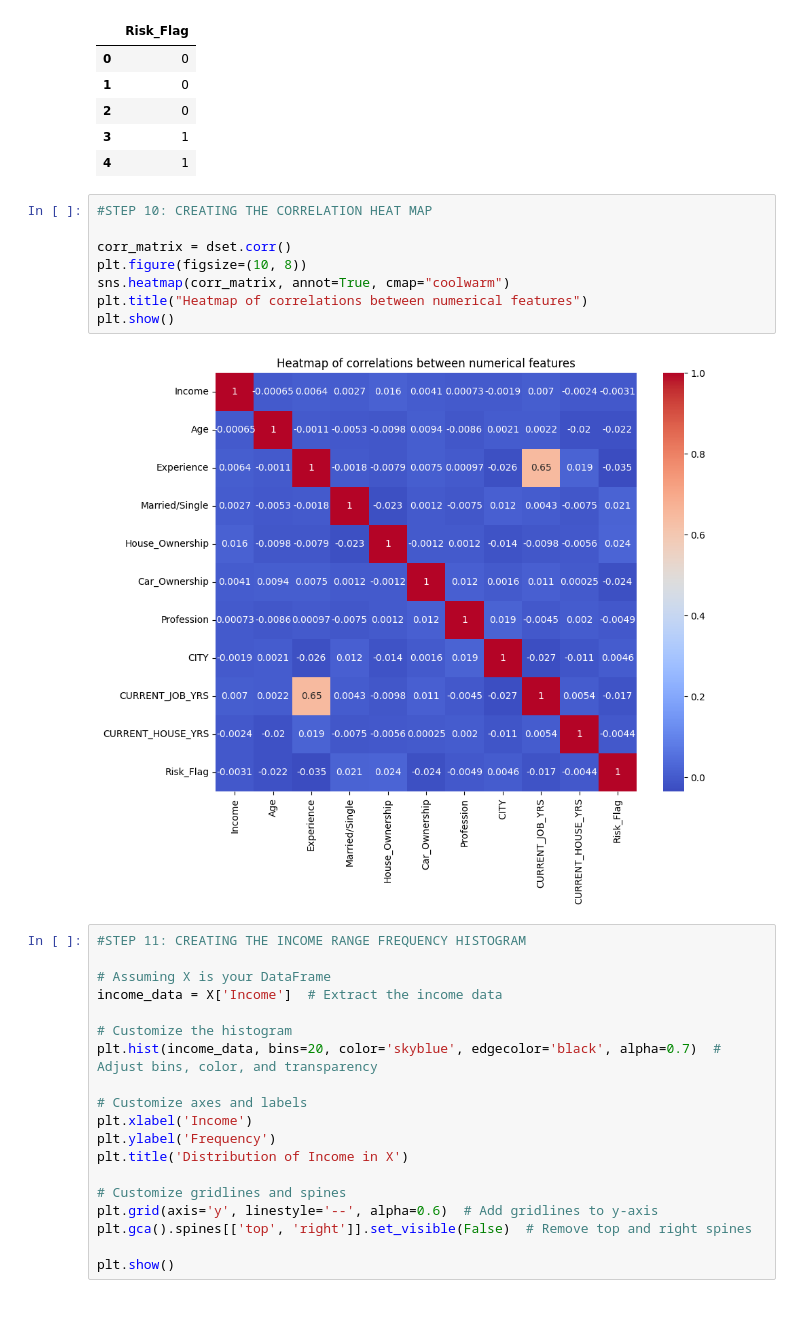
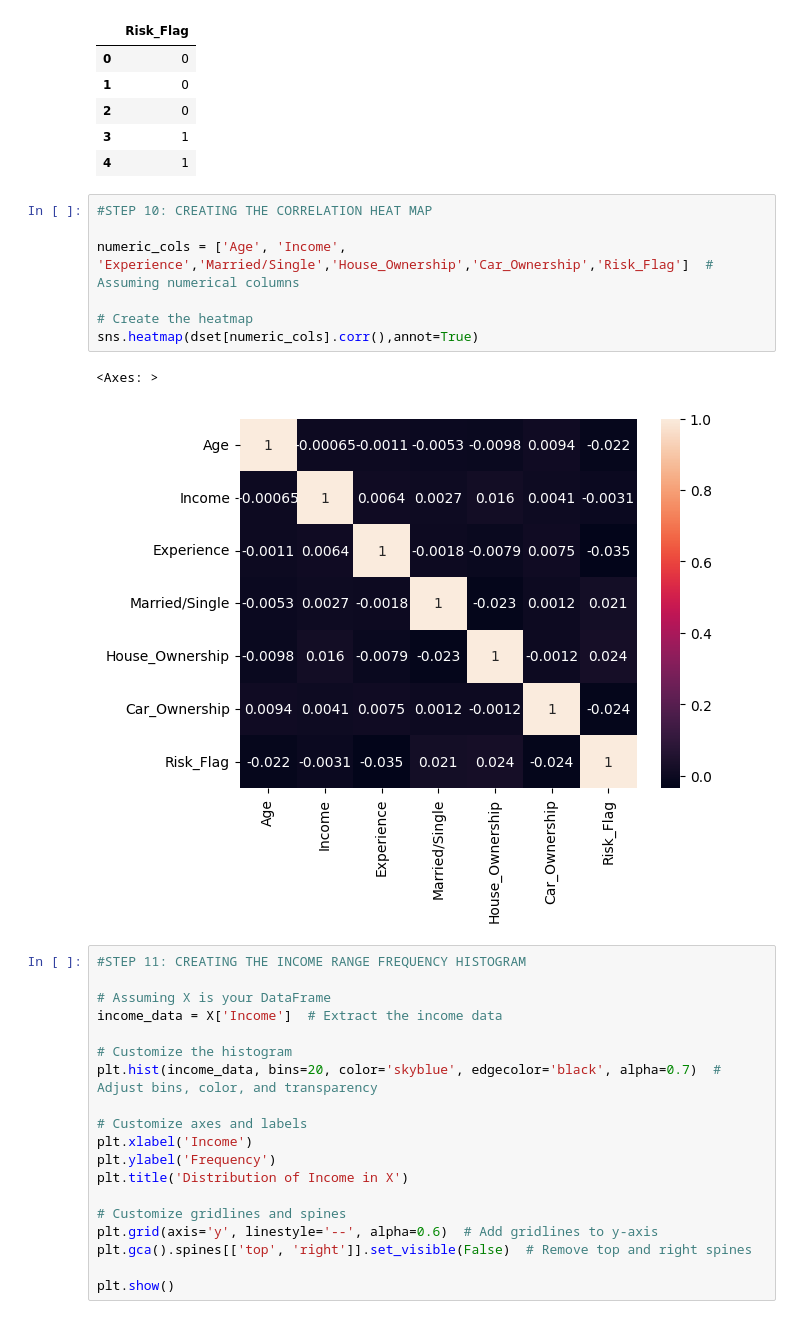
Before and after one commit to muhammadSWE/DIYLoanPredictor, a Jupyter notebook: diy-loan-predictor.ipynb, the cells around one changed output. Drawn from its saved outputs; the diff is of its cells as text.

```diff
--- a/diy-loan-predictor.ipynb
+++ b/diy-loan-predictor.ipynb
@@ -97,16 +95,16 @@ Y.head()
 | 2 | 0 |
 | 3 | 1 |
 | 4 | 1 |
-# %%
-#STEP 10: CREATING THE CORRELATION HEAT MAP
-
-corr_matrix = dset.corr()
-plt.figure(figsize=(10, 8))
-sns.heatmap(corr_matrix, annot=True, cmap="coolwarm")
-plt.title("Heatmap of correlations between numerical features")
-plt.show()
-# %% [output]
-[figure, removed]
+# %%
+#STEP 10: CREATING THE CORRELATION HEAT MAP
+
+numeric_cols = ['Age', 'Income', 'Experience','Married/Single','House_Ownership','Car_Ownership','Risk_Flag']  # Assuming numerical columns
+
+# Create the heatmap
+sns.heatmap(dset[numeric_cols].corr(),annot=True)
+# %% [output]
+<Axes: >
+[figure, added]
 # %%
 #STEP 11: CREATING THE INCOME RANGE FREQUENCY HISTOGRAM
 
```
Also changed, not shown: parts of 3 cells of this notebook.
